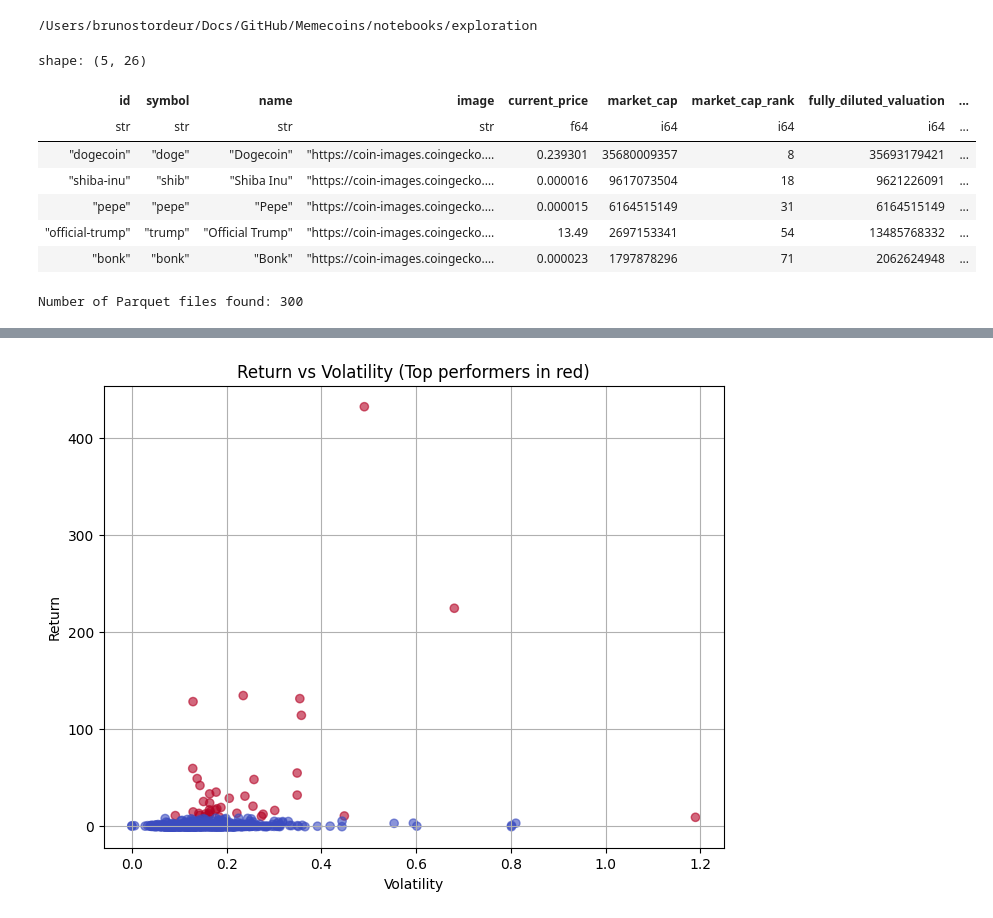
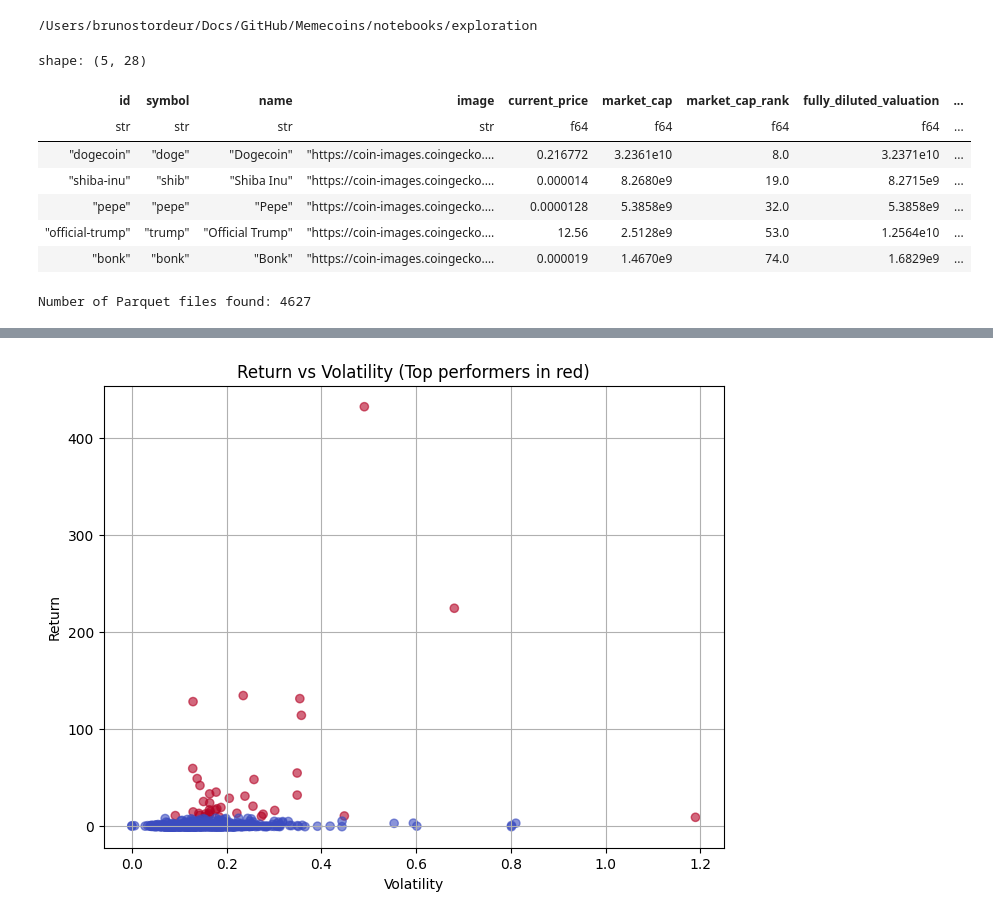
Before and after one commit to stordd13/Memecoins, a Jupyter notebook: notebooks/exploration/exploration.ipynb, the cells around one changed output, grey strips where cells are left out. Drawn from its saved outputs; the diff is of its cells as text; code cells hidden in the pictures.

```diff
--- a/notebooks/exploration/exploration.ipynb
+++ b/notebooks/exploration/exploration.ipynb
@@ -9,28 +9,28 @@ base_path = "/Users/brunostordeur/Docs/GitHub/Memecoins/src/"
 # %% [output]
 /Users/brunostordeur/Docs/GitHub/Memecoins/notebooks/exploration
 # %%
-memecoins_list_path = Path(f"{base_path}daily_data_1000/memecoins_list.parquet")
+memecoins_list_path = Path(f"{base_path}data/full_daily_data/memecoins_list.parquet")
 memecoins_df = pl.read_parquet(memecoins_list_path)
 
 memecoins_df.head()
 # %% [output]
-shape: (5, 26)
+shape: (5, 28)
 | id | symbol | name | image | current_price | market_cap | market_cap_rank | fully_diluted_valuation | ... |
-| str | str | str | str | f64 | i64 | i64 | i64 | ... |
-| "dogecoin" | "doge" | "Dogecoin" | "https://coin-images.coingecko.… | 0.239301 | 35680009357 | 8 | 35693179421 | ... |
-| "shiba-inu" | "shib" | "Shiba Inu" | "https://coin-images.coingecko.… | 0.000016 | 9617073504 | 18 | 9621226091 | ... |
-| "pepe" | "pepe" | "Pepe" | "https://coin-images.coingecko.… | 0.000015 | 6164515149 | 31 | 6164515149 | ... |
-| "official-trump" | "trump" | "Official Trump" | "https://coin-images.coingecko.… | 13.49 | 2697153341 | 54 | 13485768332 | ... |
-| "bonk" | "bonk" | "Bonk" | "https://coin-images.coingecko.… | 0.000023 | 1797878296 | 71 | 2062624948 | ... |
+| str | str | str | str | f64 | f64 | f64 | f64 | ... |
+| "dogecoin" | "doge" | "Dogecoin" | "https://coin-images.coingecko.… | 0.216772 | 3.2361e10 | 8.0 | 3.2371e10 | ... |
+| "shiba-inu" | "shib" | "Shiba Inu" | "https://coin-images.coingecko.… | 0.000014 | 8.2680e9 | 19.0 | 8.2715e9 | ... |
+| "pepe" | "pepe" | "Pepe" | "https://coin-images.coingecko.… | 0.0000128 | 5.3858e9 | 32.0 | 5.3858e9 | ... |
+| "official-trump" | "trump" | "Official Trump" | "https://coin-images.coingecko.… | 12.56 | 2.5128e9 | 53.0 | 1.2564e10 | ... |
+| "bonk" | "bonk" | "Bonk" | "https://coin-images.coingecko.… | 0.000019 | 1.4670e9 | 74.0 | 1.6829e9 | ... |
 # %%
 import glob
 import os
 """ history_folder = Path(f"{base_path}daily_data_1000/history/")
 parquet_files = glob.glob(os.path.join(history_folder, "**/*.parquet"), recursive=True)
 num_parquet_files = len(parquet_files) """
-history_folder = Path(f"{base_path}hourly_data_300/history/")
+history_folder = Path(f"{base_path}data/full_daily_data/history/")
 parquet_files = glob.glob(os.path.join(history_folder, "**/*.parquet"), recursive=True)
 num_parquet_files = len(parquet_files)
 print(f"Number of Parquet files found: {num_parquet_files}")
 # %% [output]
-Number of Parquet files found: 300
+Number of Parquet files found: 4627
```
Also changed, not shown: parts of 8 cells of this notebook, 15 other files.
